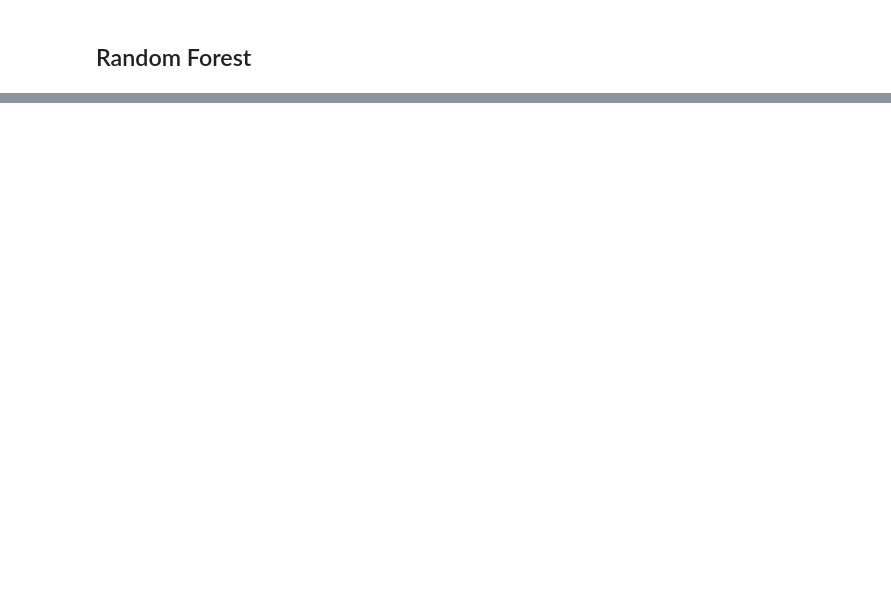
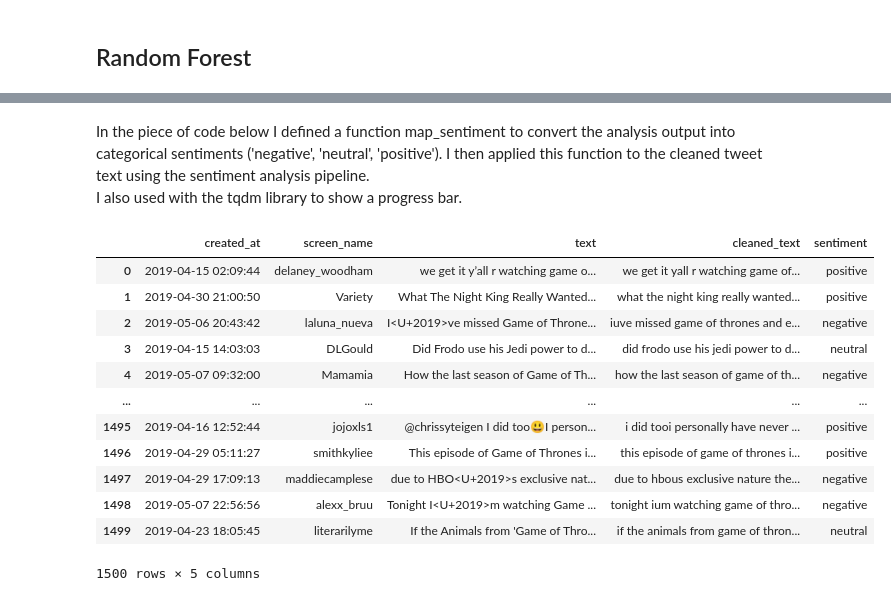
Before and after one commit to cctdoug/ML_CA2, a Jupyter notebook: DouglasSantos_ML_CA2.ipynb, the cells around one changed output, grey strips where cells are left out. Drawn from its saved outputs; the diff is of its cells as text; code cells hidden in the pictures; blank space fills up the shorter version.

```diff
--- a/DouglasSantos_ML_CA2.ipynb
+++ b/DouglasSantos_ML_CA2.ipynb
@@ -337,6 +383,3 @@ df_full = pd.read_csv('gotTwitter.csv', usecols=['text', 'created_at', 'screen_n
 # %%
 # Select a random subset of 2000 rows
-df_got = df_full.sample(n=1000, random_state=35).reset_index(drop=True)
-
-# Display the first few rows of the random subset
-df_got.head()
+df_got = df_full.sample(n=1500, random_state=42).reset_index(drop=True)
@@ -359,3 +419,6 @@ sentiment_pipeline = pipeline('sentiment-analysis', model='nlptown/bert-base-mul
+# %% [markdown]
+In the piece of code below I defined a function map_sentiment to convert the analysis output into categorical sentiments ('negative', 'neutral', 'positive'). I then applied this function to the cleaned tweet text using the sentiment analysis pipeline. <br>
+I also used with the tqdm library to show a progress bar.
 # %%
 # Function to map model output to positive, neutral, and negative sentiments
 def map_sentiment(label):
@@ -371,5 +434,21 @@ def map_sentiment(label):
 tqdm.pandas()
 df_got['sentiment'] = df_got['cleaned_text'].progress_apply(lambda x: map_sentiment(sentiment_pipeline(x)[0]['label']))
+# %%
+df_got
+# %% [output]
+|  | created_at | screen_name | text | cleaned_text | sentiment |
+| 0 | 2019-04-15 02:09:44 | delaney_woodham | we get it y’all r watching game o... | we get it yall r watching game of... | positive |
+| 1 | 2019-04-30 21:00:50 | Variety | What The Night King Really Wanted... | what the night king really wanted... | positive |
+| 2 | 2019-05-06 20:43:42 | laluna_nueva | I<U+2019>ve missed Game of Throne... | iuve missed game of thrones and e... | negative |
+| 3 | 2019-04-15 14:03:03 | DLGould | Did Frodo use his Jedi power to d... | did frodo use his jedi power to d... | neutral |
+| 4 | 2019-05-07 09:32:00 | Mamamia | How the last season of Game of Th... | how the last season of game of th... | negative |
+| ... | ... | ... | ... | ... | ... |
+| 1495 | 2019-04-16 12:52:44 | jojoxls1 | @chrissyteigen I did too😃I person... | i did tooi personally have never ... | positive |
+| 1496 | 2019-04-29 05:11:27 | smithkyliee | This episode of Game of Thrones i... | this episode of game of thrones i... | positive |
+| 1497 | 2019-04-29 17:09:13 | maddiecamplese | due to HBO<U+2019>s exclusive nat... | due to hbous exclusive nature the... | negative |
+| 1498 | 2019-05-07 22:56:56 | alexx_bruu | Tonight I<U+2019>m watching Game ... | tonight ium watching game of thro... | negative |
+| 1499 | 2019-04-23 18:05:45 | literarilyme | If the Animals from 'Game of Thro... | if the animals from game of thron... | neutral |
+1500 rows × 5 columns
 # %%
 # Display the first few sentiment results
 df_got[['cleaned_text', 'sentiment']].head()
```
Also changed, not shown: parts of 39 cells of this notebook, 1 other file.
